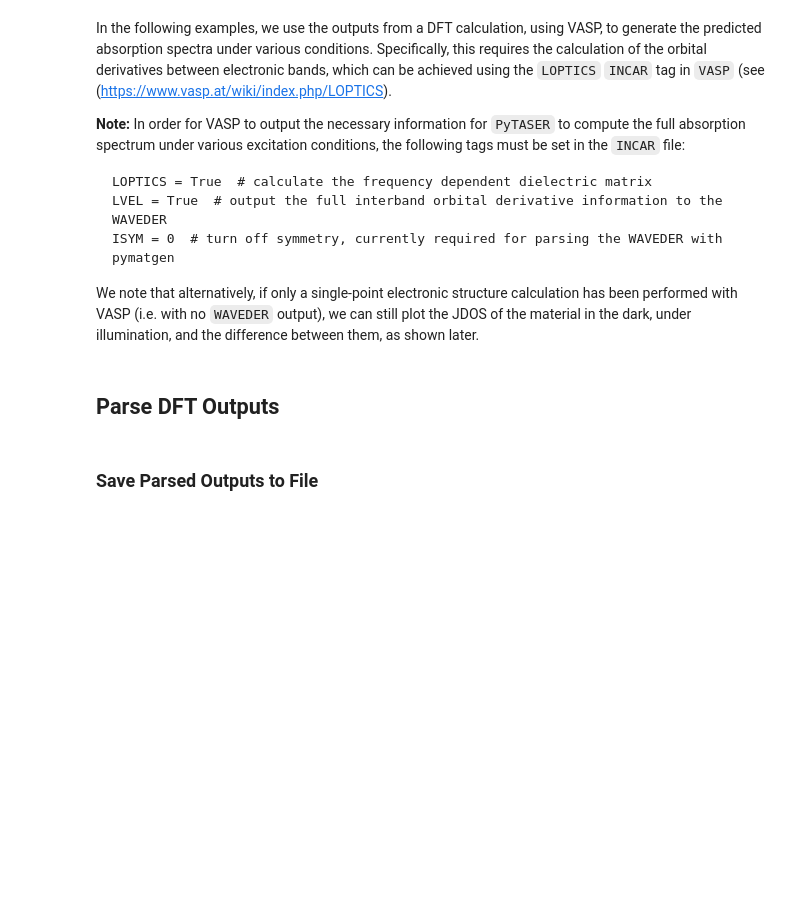
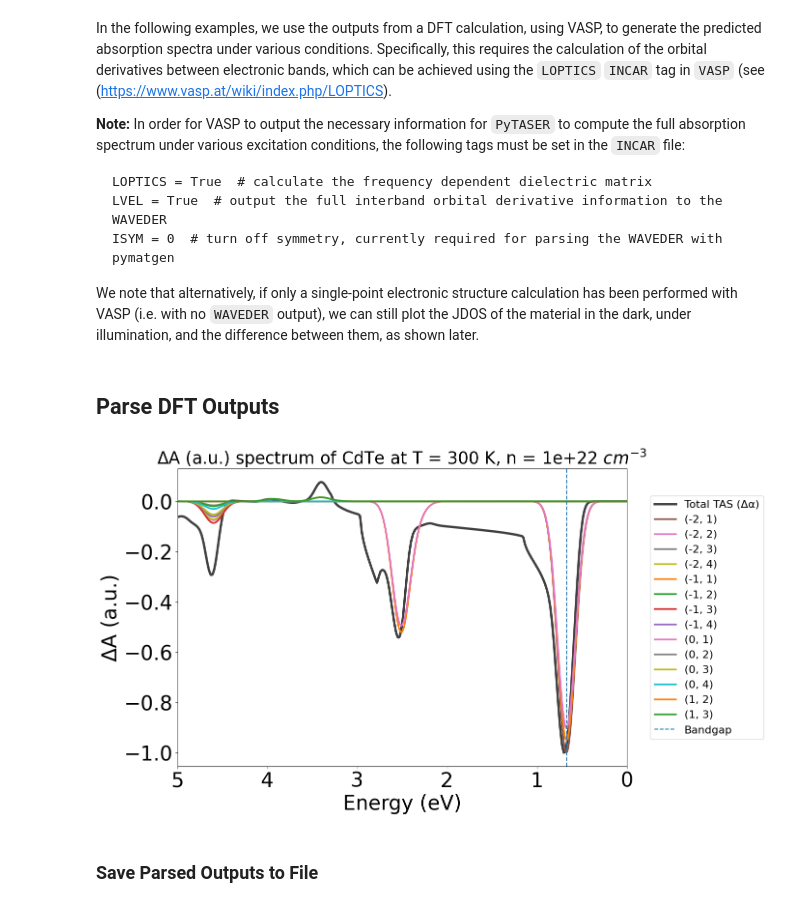
Before and after one commit to WMD-group/PyTASER, a Jupyter notebook: examples/PyTASER_DFT_Example.ipynb, the cells around one changed output. Cells and saved outputs as stored; diff of their text form; code cells hidden in the pictures; blank space fills up the shorter version.

```diff
--- a/examples/PyTASER_DFT_Example.ipynb
+++ b/examples/PyTASER_DFT_Example.ipynb
@@ -25,3 +26,13 @@ tas = tg.generate_tas(energy_min=0, energy_max=7, temp=300, conc=1e22, cshift=1e
+# %%
+from pytaser.plotter import TASPlotter
+
+plot_dft = TASPlotter(tas, material_name="CdTe")
+energy_plot = plot_dft.get_plot(
+    xaxis="energy", transition_cutoff=0.01, xmin=0, xmax=5, yaxis="tas")
+# Reverse axis for better comparison to experiment
+energy_plot.gca().invert_xaxis()
+# %% [output]
+[figure, added]
 # %% [markdown]
 ### Save Parsed Outputs to File
 # %% [markdown]
```
Also changed, not shown: parts of 1 cell of this notebook.
